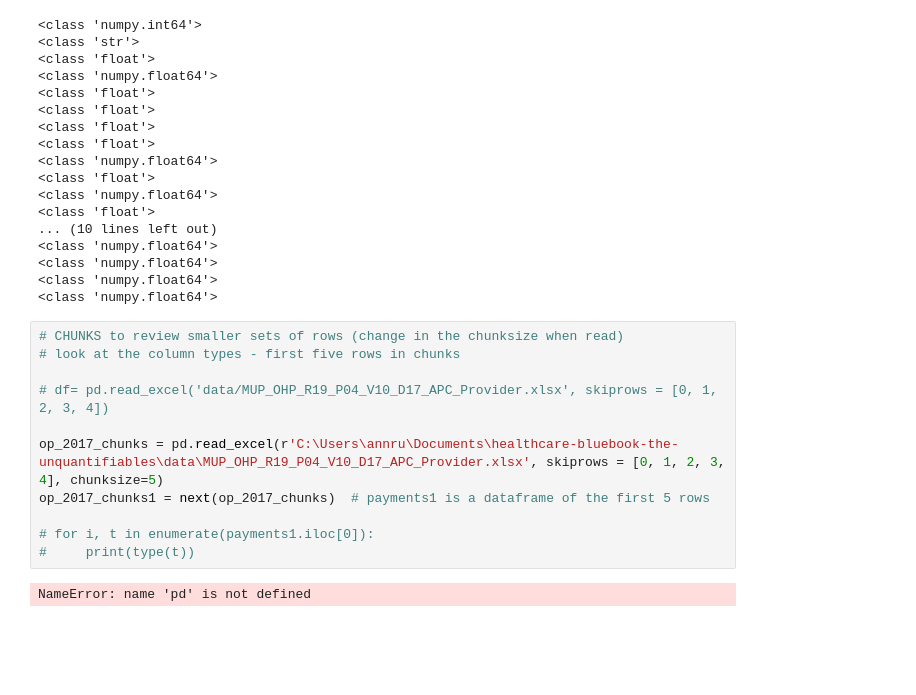
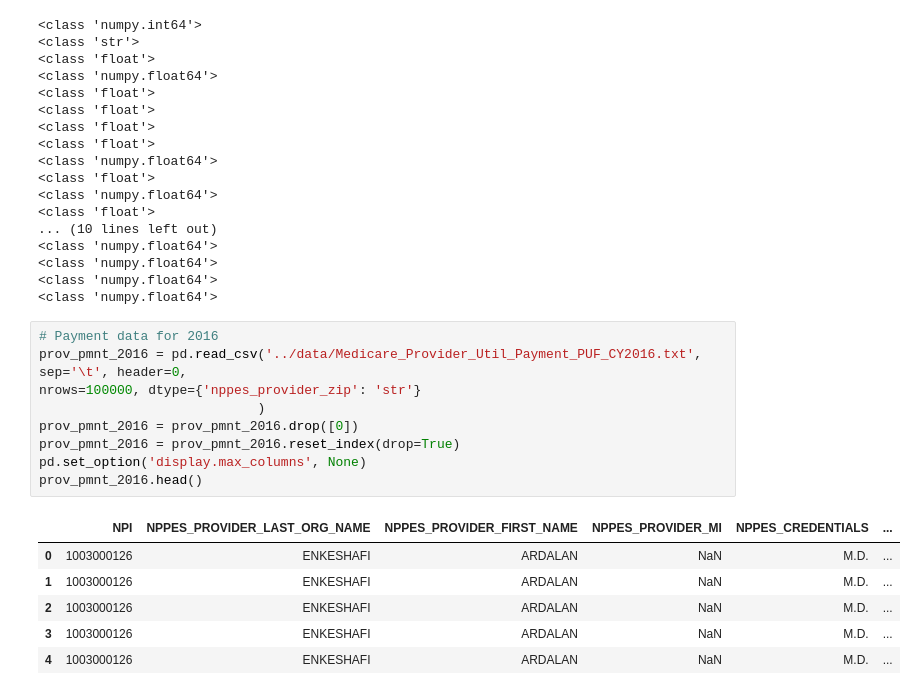
Before and after one commit to mwbarnesy/medicare-providers, a Jupyter notebook: Notebook/ar_hcbb_reading_data.ipynb, the cells around one changed output. Saved outputs shown, nothing was run; the diff lists cells and outputs as text; blank space fills up the shorter version.

```diff
--- a/Notebook/ar_hcbb_reading_data.ipynb
+++ b/Notebook/ar_hcbb_reading_data.ipynb
@@ -83,16 +120,19 @@ for i, t in enumerate(payments1.iloc[0]):
 <class 'numpy.float64'>
 <class 'numpy.float64'>
 <class 'numpy.float64'>
-# %%
-# CHUNKS to review smaller sets of rows (change in the chunksize when read)
-# look at the column types - first five rows in chunks
-
-# df= pd.read_excel('data/MUP_OHP_R19_P04_V10_D17_APC_Provider.xlsx', skiprows = [0, 1, 2, 3, 4])
-
-op_2017_chunks = pd.read_excel(r'C:\Users\annru\Documents\healthcare-bluebook-the-unquantifiables\data\MUP_OHP_R19_P04_V10_D17_APC_Provider.xlsx', skiprows = [0, 1, 2, 3, 4], chunksize=5)
-op_2017_chunks1 = next(op_2017_chunks)  # payments1 is a dataframe of the first 5 rows
-
-# for i, t in enumerate(payments1.iloc[0]):
-#     print(type(t))
-# %% [output]
-NameError: name 'pd' is not defined
+# %%
+# Payment data for 2016
+prov_pmnt_2016 = pd.read_csv('../data/Medicare_Provider_Util_Payment_PUF_CY2016.txt', sep='\t', header=0,
+nrows=100000, dtype={'nppes_provider_zip': 'str'}
+                            )
+prov_pmnt_2016 = prov_pmnt_2016.drop([0])
+prov_pmnt_2016 = prov_pmnt_2016.reset_index(drop=True)
+pd.set_option('display.max_columns', None)
+prov_pmnt_2016.head()
+# %% [output]
+|  | NPI | NPPES_PROVIDER_LAST_ORG_NAME | NPPES_PROVIDER_FIRST_NAME | NPPES_PROVIDER_MI | NPPES_CREDENTIALS | ... |
+| 0 | 1003000126 | ENKESHAFI | ARDALAN | NaN | M.D. | ... |
+| 1 | 1003000126 | ENKESHAFI | ARDALAN | NaN | M.D. | ... |
+| 2 | 1003000126 | ENKESHAFI | ARDALAN | NaN | M.D. | ... |
+| 3 | 1003000126 | ENKESHAFI | ARDALAN | NaN | M.D. | ... |
+| 4 | 1003000126 | ENKESHAFI | ARDALAN | NaN | M.D. | ... |
```
Also changed, not shown: parts of 13 cells of this notebook.
